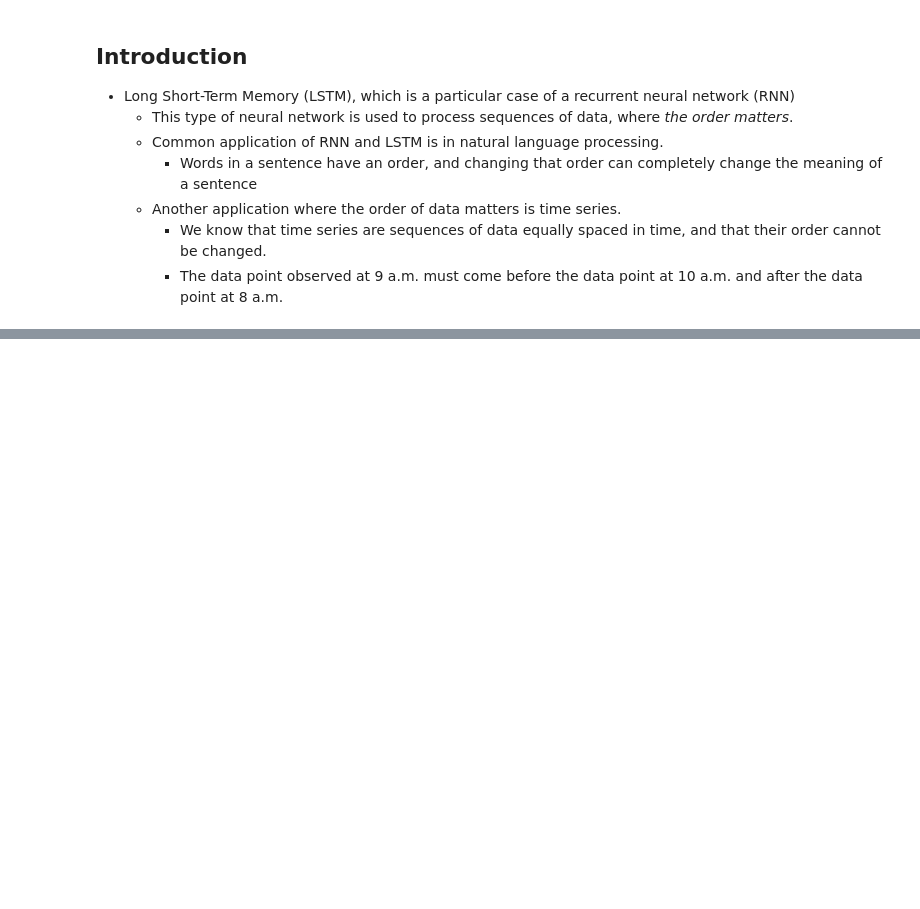
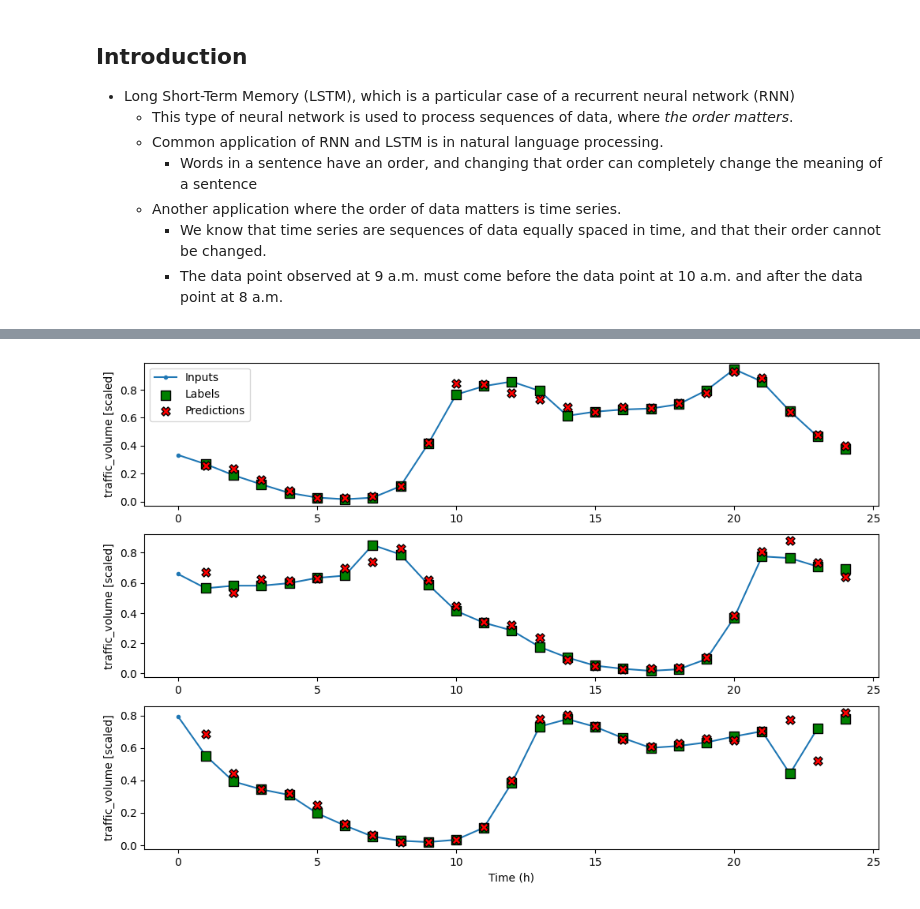
Before and after one commit to CodexploreRepo/time-series, a Jupyter notebook: notebook/deep_learning/lstm.ipynb, the cells around one changed output, grey strips where cells are left out. Saved outputs shown, nothing was run; the diff lists cells and outputs as text; code cells hidden in the pictures; blank space fills up the shorter version.

Commit message:
update the lstm notebook

```diff
--- a/notebook/deep_learning/lstm.ipynb
+++ b/notebook/deep_learning/lstm.ipynb
@@ -87,0 +344,16 @@
+# %%
+wide_window = DataWindow(input_width=24, label_width=24, shift=1, label_columns=['traffic_volume'])
+# %%
+lstm_model = Sequential([
+    # return_sequences to True:  to make sure that past information is being used by the network.
+    LSTM(32, return_sequences=True),
+    Dense(units=1)
+])
+
+history = compile_and_fit(lstm_model, wide_window, optimizer=Adam())
+
+val_performance = {}
+performance = {}
+
+val_performance['LSTM'] = lstm_model.evaluate(wide_window.val)
+performance['LSTM'] = lstm_model.evaluate(wide_window.test, verbose=0)
@@ -87,0 +378,5 @@
+# %%
+# visualize the predictions of our model on three sampled sequences
+wide_window.plot(model=lstm_model)
+# %% [output]
+[figure, added]
```
Also changed, not shown: parts of 23 cells of this notebook, 1 other file.
